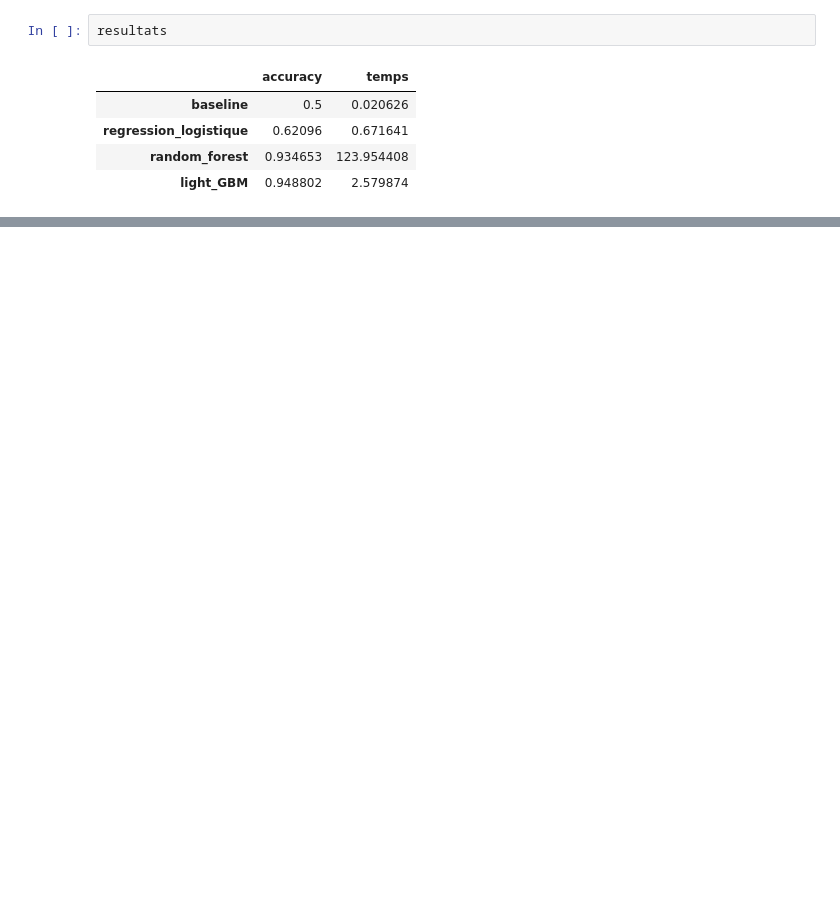
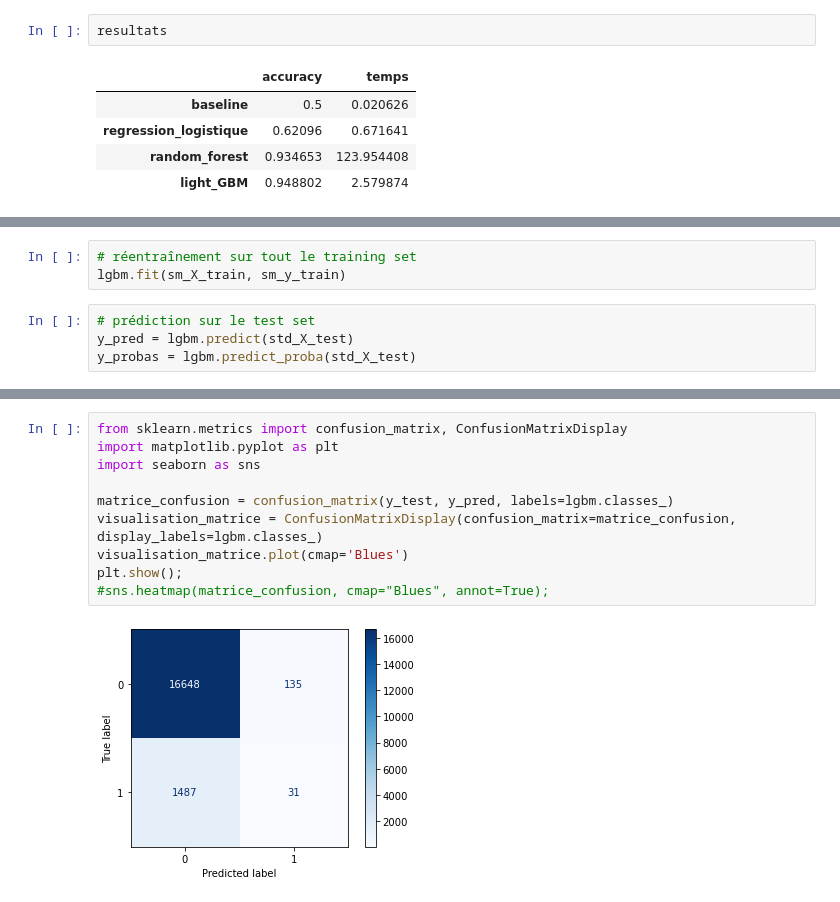
Before and after one commit to sebastienbourgeois/oc-p7-implementer-modele-scoring, a Jupyter notebook: code/modelisation.ipynb, the cells around one changed output, grey strips where cells are left out. Saved outputs shown, nothing was run; the diff lists cells and outputs as text; blank space fills up the shorter version.

```diff
--- a/code/modelisation.ipynb
+++ b/code/modelisation.ipynb
@@ -1867,0 +1868,7 @@ resultats
+# %%
+# réentraînement sur tout le training set
+lgbm.fit(sm_X_train, sm_y_train)
+# %%
+# prédiction sur le test set
+y_pred = lgbm.predict(std_X_test)
+y_probas = lgbm.predict_proba(std_X_test)
@@ -1867,0 +1904,12 @@ resultats
+# %%
+from sklearn.metrics import confusion_matrix, ConfusionMatrixDisplay
+import matplotlib.pyplot as plt
+import seaborn as sns
+
+matrice_confusion = confusion_matrix(y_test, y_pred, labels=lgbm.classes_)
+visualisation_matrice = ConfusionMatrixDisplay(confusion_matrix=matrice_confusion, display_labels=lgbm.classes_)
+visualisation_matrice.plot(cmap='Blues')
+plt.show();
+#sns.heatmap(matrice_confusion, cmap="Blues", annot=True);
+# %% [output]
+[figure, added]
```
Also changed, not shown: parts of 12 cells of this notebook.
